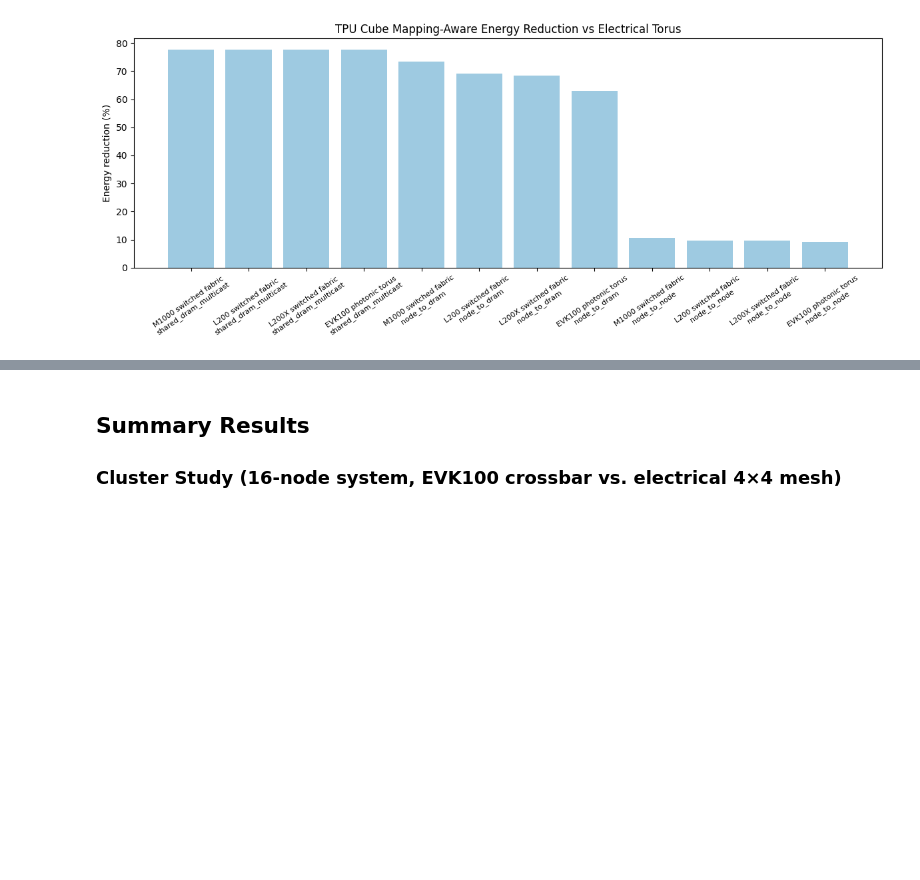
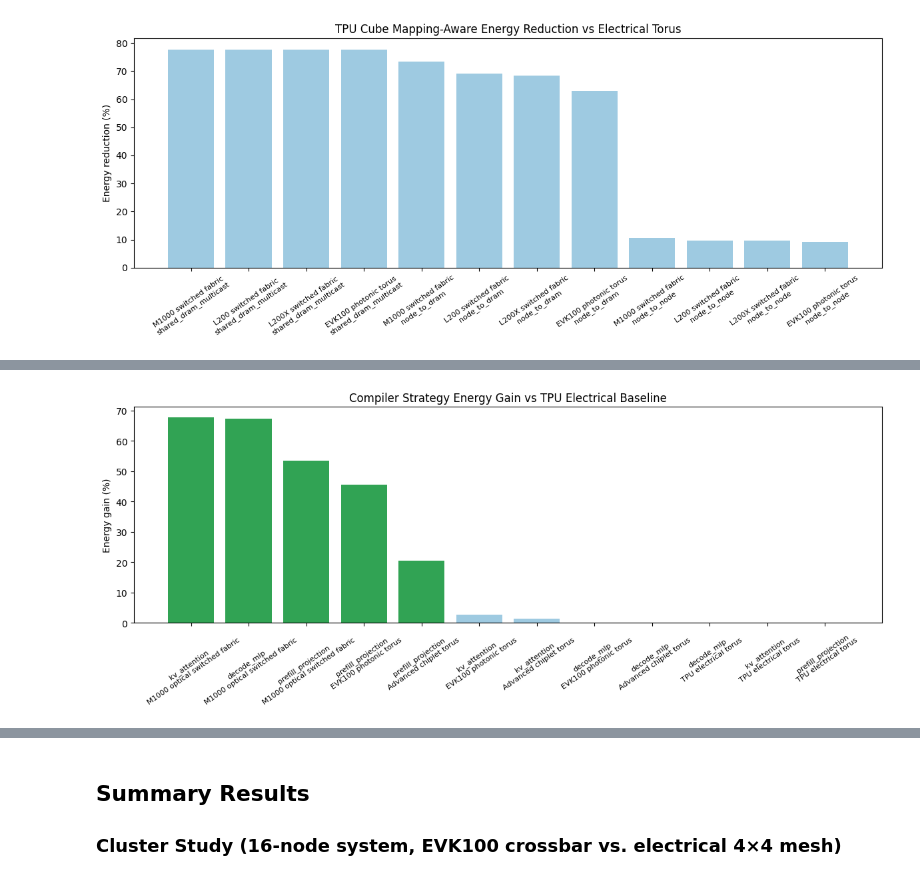
Before and after one commit to PranavSitaraman/lightmatter-accelerator, a Jupyter notebook: workspace/final_project/4_lightmatter_interconnects.ipynb, the cells around one changed output, grey strips where cells are left out. Saved outputs shown, nothing was run; the diff lists cells and outputs as text; code cells hidden in the pictures; blank space fills up the shorter version.

```diff
--- a/workspace/final_project/4_lightmatter_interconnects.ipynb
+++ b/workspace/final_project/4_lightmatter_interconnects.ipynb
@@ -1155,0 +1210,16 @@ AccelForge selected a different compact mapping signature after the interconnect
+# %%
+compiler_df = compiler_strategy_study(
+    workload_names=DEFAULT_WORKLOAD_NAMES,
+    active_nodes=64,
+)
+compiler_df.to_csv(RESULTS_DIR / "compiler_strategy_study.csv", index=False)
+
+optimal_compiler = optimal_compiler_strategy_frame(compiler_df)
+optimal_compiler.to_csv(RESULTS_DIR / "optimal_compiler_strategies.csv", index=False)
+optimal_compiler[
+    [
+        "workload", "architecture", "strategy_label", "memory_paradigm",
+        "baseline_strategy_label", "strategy_changed_vs_baseline",
+        "energy_gain_vs_baseline_strategy_pct",
+    ]
+].sort_values(["workload", "architecture"]).reset_index(drop=True)
@@ -1155,0 +1240,18 @@ AccelForge selected a different compact mapping signature after the interconnect
+# %%
+plot_df = optimal_compiler.sort_values(
+    "energy_gain_vs_baseline_strategy_pct", ascending=False
+).copy()
+plot_df["label"] = plot_df["workload"] + "\n" + plot_df["architecture"]
+
+fig, ax = plt.subplots(figsize=(12, 5))
+colors = ["#31A354" if x else "#9ECAE1" for x in plot_df["strategy_changed_vs_baseline"]]
+ax.bar(plot_df["label"], plot_df["energy_gain_vs_baseline_strategy_pct"], color=colors)
+ax.set_title("Compiler Strategy Energy Gain vs TPU Electrical Baseline")
+ax.set_ylabel("Energy gain (%)")
+ax.tick_params(axis="x", rotation=35, labelsize=8)
+ax.axhline(0, color="black", linewidth=0.8)
+plt.tight_layout()
+plt.savefig(RESULTS_DIR / "compiler_strategy_choices.png", dpi=150, bbox_inches="tight")
+plt.show()
+# %% [output]
+[figure, added]
```
Also changed, not shown: parts of 32 cells of this notebook, 46 other files.
